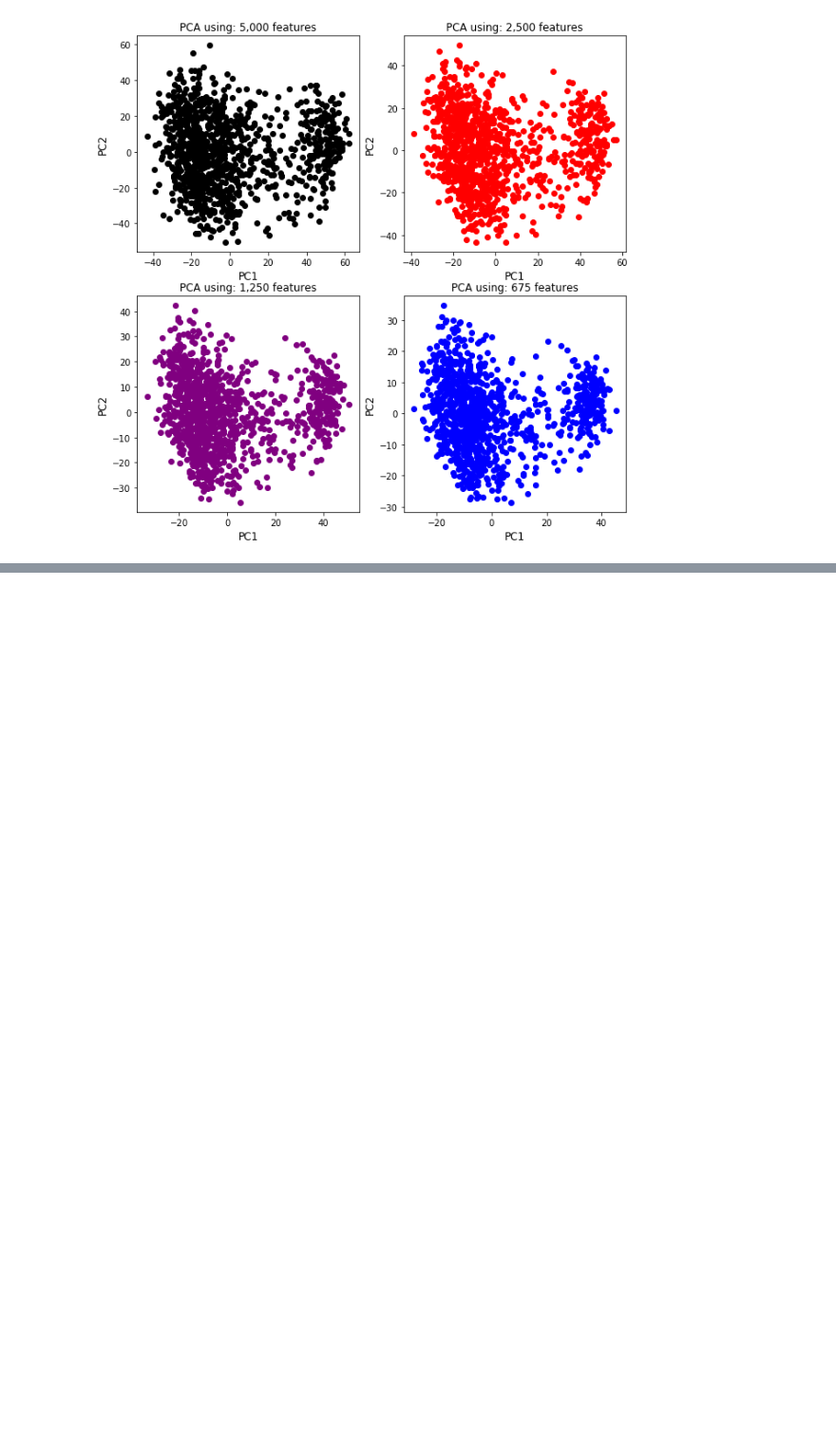
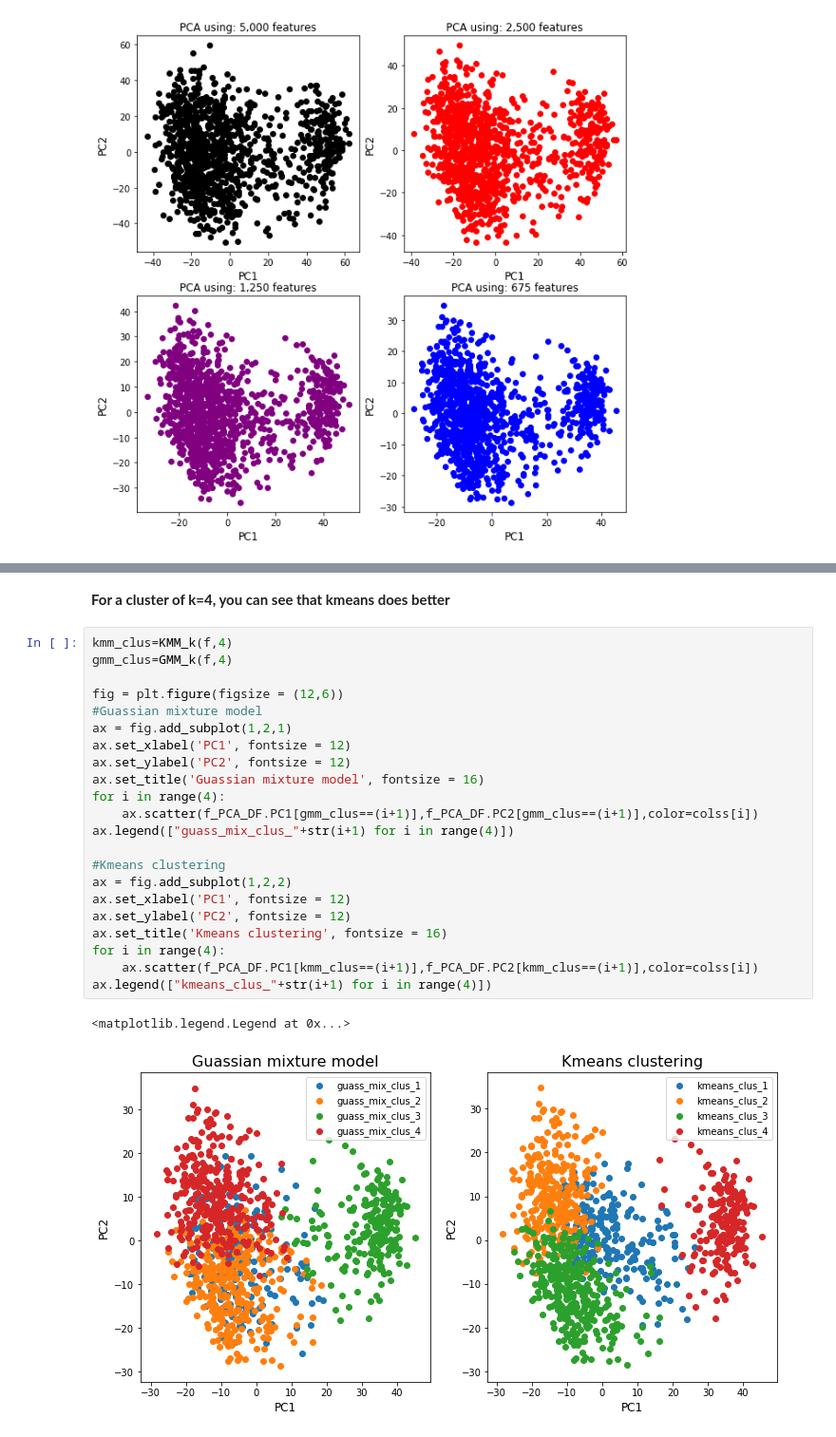
Before and after one commit to tejaswiiyyanki/Code-Examples, a Jupyter notebook: Machine-Learning-with-python-sklearn.ipynb, the cells around one changed output, grey strips where cells are left out. Shown at 95% size. Cells and saved outputs as stored; diff of their text form; blank space fills up the shorter version.

```diff
--- a/Machine-Learning-with-python-sklearn.ipynb
+++ b/Machine-Learning-with-python-sklearn.ipynb
@@ -135,0 +206,27 @@ for i in range(4):
+# %% [markdown]
+**For a cluster of k=4, you can see that kmeans does better**
+# %%
+kmm_clus=KMM_k(f,4)
+gmm_clus=GMM_k(f,4)
+
+fig = plt.figure(figsize = (12,6))
+#Guassian mixture model
+ax = fig.add_subplot(1,2,1)
+ax.set_xlabel('PC1', fontsize = 12)
+ax.set_ylabel('PC2', fontsize = 12)
+ax.set_title('Guassian mixture model', fontsize = 16)
+for i in range(4):
+    ax.scatter(f_PCA_DF.PC1[gmm_clus==(i+1)],f_PCA_DF.PC2[gmm_clus==(i+1)],color=colss[i])
+ax.legend(["guass_mix_clus_"+str(i+1) for i in range(4)])
+
+#Kmeans clustering
+ax = fig.add_subplot(1,2,2)
+ax.set_xlabel('PC1', fontsize = 12)
+ax.set_ylabel('PC2', fontsize = 12)
+ax.set_title('Kmeans clustering', fontsize = 16)
+for i in range(4):
+    ax.scatter(f_PCA_DF.PC1[kmm_clus==(i+1)],f_PCA_DF.PC2[kmm_clus==(i+1)],color=colss[i])
+ax.legend(["kmeans_clus_"+str(i+1) for i in range(4)])
+# %% [output]
+<matplotlib.legend.Legend at 0x...>
+[figure, added]
```
Also changed, not shown: parts of 16 cells of this notebook, 1 other file.
